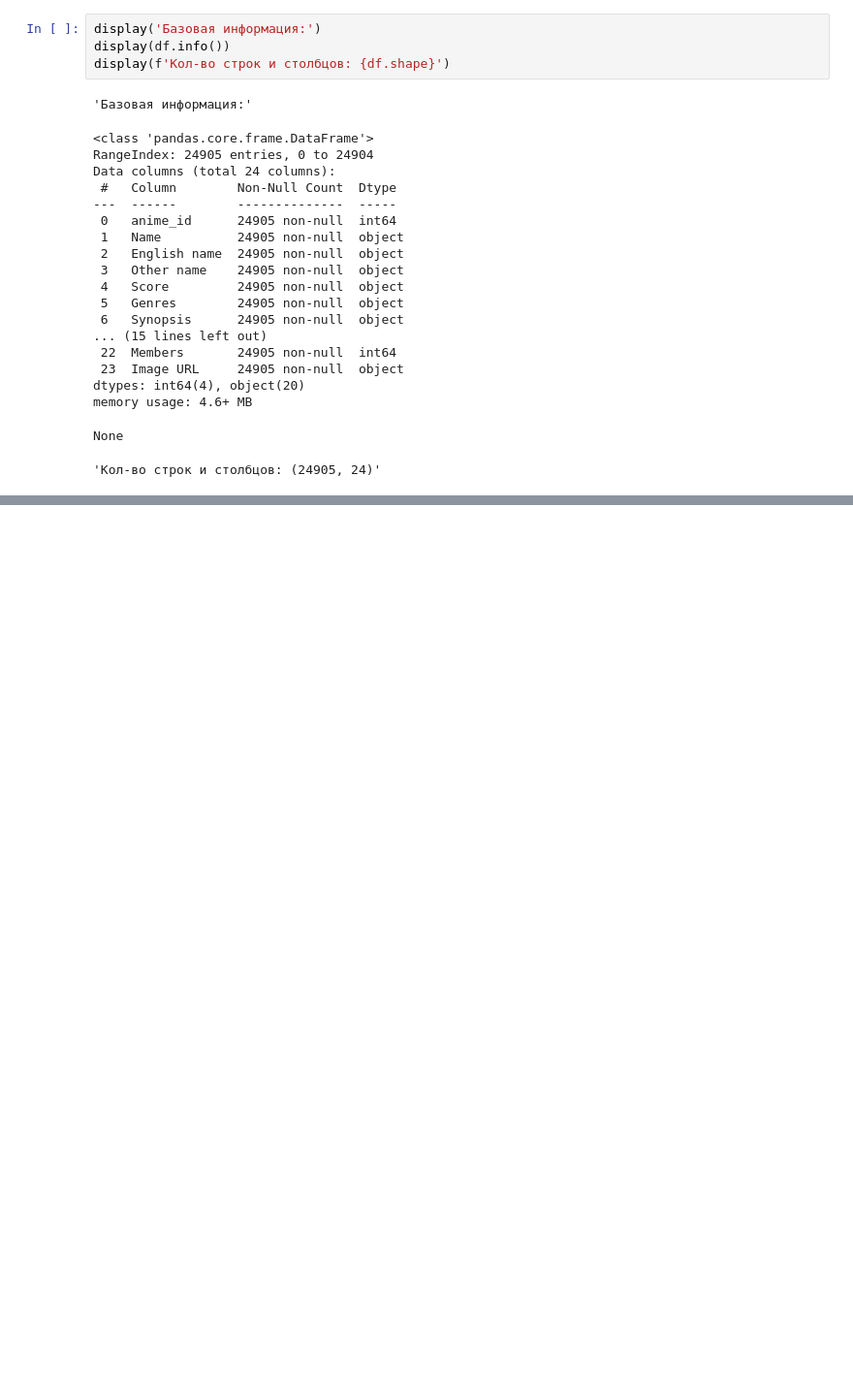
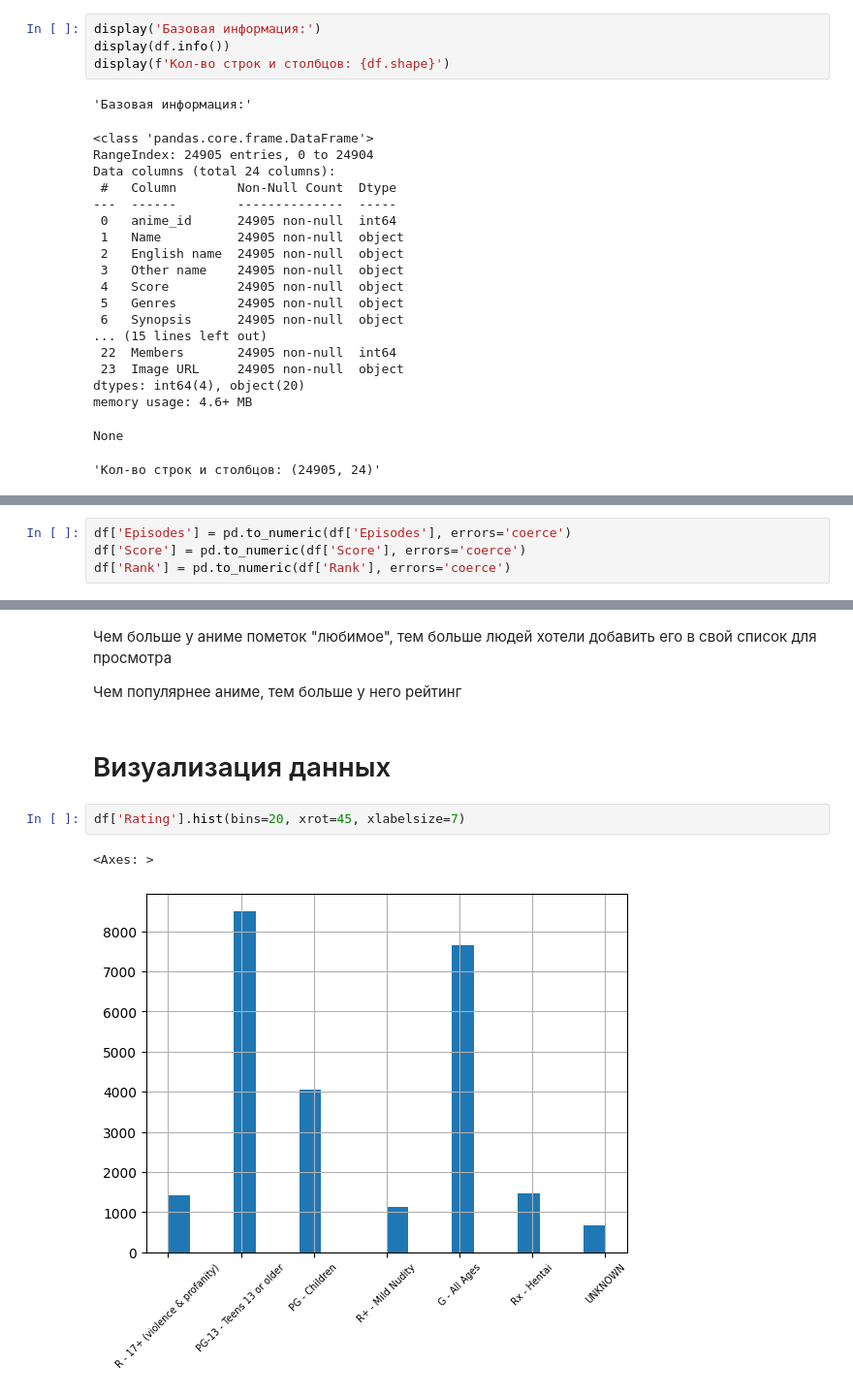
Before and after one commit to yarikpelmen0/project-BWDAI, a Jupyter notebook: project.ipynb, the cells around one changed output, grey strips where cells are left out. Shown at 97% size. Saved outputs shown, nothing was run; the diff lists cells and outputs as text; blank space fills up the shorter version.

```diff
--- a/project.ipynb
+++ b/project.ipynb
@@ -54,0 +84,4 @@ None
+# %%
+df['Episodes'] = pd.to_numeric(df['Episodes'], errors='coerce')
+df['Score'] = pd.to_numeric(df['Score'], errors='coerce')
+df['Rank'] = pd.to_numeric(df['Rank'], errors='coerce')
@@ -54,0 +133,11 @@ None
+# %% [markdown]
+Чем больше у аниме пометок "любимое", тем больше людей хотели добавить его в свой список для просмотра
+
+Чем популярнее аниме, тем больше у него рейтинг
+# %% [markdown]
+# Визуализация данных
+# %%
+df['Rating'].hist(bins=20, xrot=45, xlabelsize=7)
+# %% [output]
+<Axes: >
+[figure, added]
```
Also changed, not shown: parts of 15 cells of this notebook.
